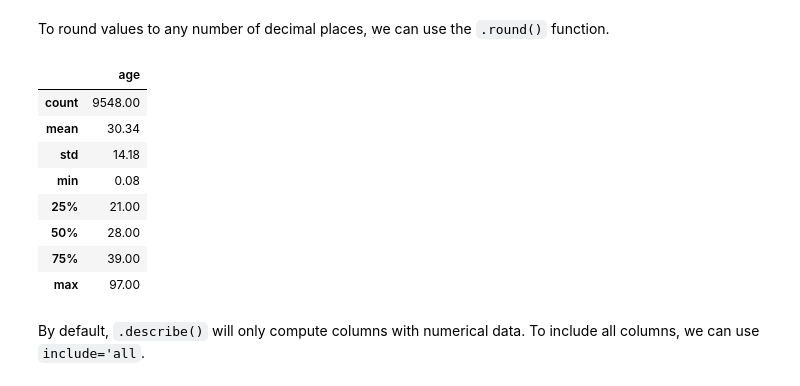
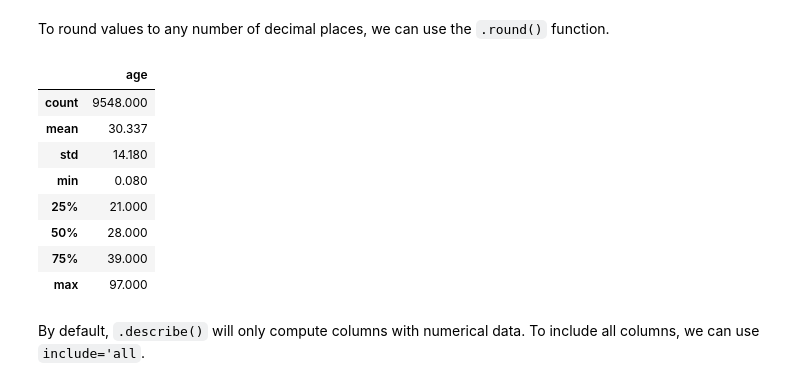
Before and after one commit to jems41/SF-2, a Jupyter notebook: class-work/week-2/pandas/01-Pandas-Basics-Part1.ipynb, the cells around one changed output. Cells and saved outputs as stored; diff of their text form; code cells hidden in the pictures.

```diff
--- a/class-work/week-2/pandas/01-Pandas-Basics-Part1.ipynb
+++ b/class-work/week-2/pandas/01-Pandas-Basics-Part1.ipynb
@@ -63,7 +63,7 @@ pd.options.display.max_rows = 100
 # %% [markdown]
 To read in a CSV file, we will use the function `pd.read_csv()` and insert the name of our desired file path.
 # %%
-bellevue_df = pd.read_csv('bellevue_almshouse_dataset.csv', delimiter=",")
+bellevue_df = pd.read_csv('bellevue_almshouse_dataset.csv')
 # %% [markdown]
 This creates a pandas [DataFrame object](https://pandas.pydata.org/pandas-docs/stable/user_guide/dsintro.html#dataframe) — often abbreviated as **df**, e.g., **bellevue_df**. A DataFrame looks and acts a lot like a spreadsheet. But it has special powers and functions that we will discuss in the next few lessons.
 
@@ -209,17 +217,17 @@ bellevue_df.describe()
 # %% [markdown]
 To round values to any number of decimal places, we can use the `.round()` function.
 # %%
-bellevue_df.describe().round(2)
+bellevue_df.describe().round(3)
 # %% [output]
 |  | age |
-| count | 9548.00 |
-| mean | 30.34 |
-| std | 14.18 |
-| min | 0.08 |
-| 25% | 21.00 |
-| 50% | 28.00 |
-| 75% | 39.00 |
-| max | 97.00 |
+| count | 9548.000 |
+| mean | 30.337 |
+| std | 14.180 |
+| min | 0.080 |
+| 25% | 21.000 |
+| 50% | 28.000 |
+| 75% | 39.000 |
+| max | 97.000 |
 # %% [markdown]
 By default, `.describe()` will only compute columns with numerical data. To include all columns, we can use `include='all`.
 # %%
```
Also changed, not shown: parts of 11 cells of this notebook, 18 other files.
